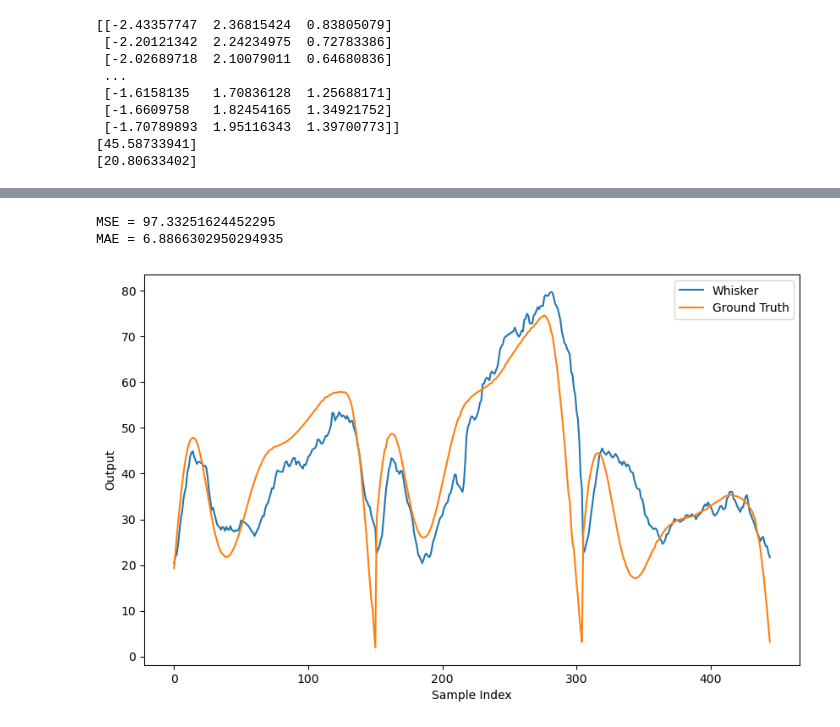
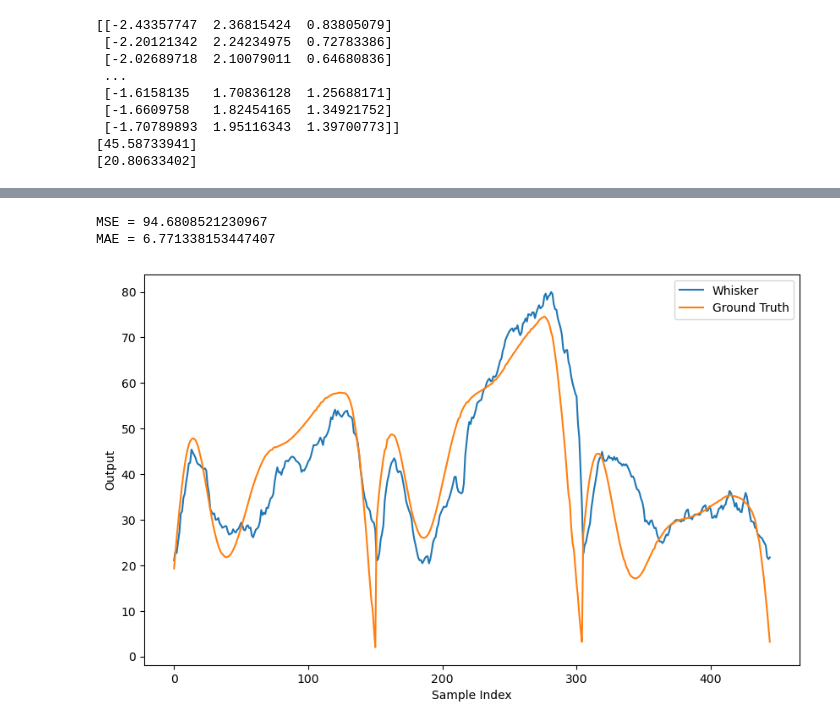
Before and after one commit to TacYee/autonomous-fly, a Jupyter notebook: Optitrack/dataanalyse/uncertainty_mlp_KF.ipynb, the cells around one changed output, grey strips where cells are left out. Drawn from its saved outputs; the diff is of its cells as text; code cells hidden in the pictures.

Commit message:
fix the error of initial state and uncertainty again

```diff
--- a/Optitrack/dataanalyse/uncertainty_mlp_KF.ipynb
+++ b/Optitrack/dataanalyse/uncertainty_mlp_KF.ipynb
@@ -157,8 +174,8 @@ from sklearn.metrics import mean_squared_error, mean_absolute_error
 
 def apply_kalman_filter(initial_state, test_pre):
     kf = KalmanFilter(initial_state, initial_covariance, process_noise, measurement_noise)
-    estimates = []
-    for z in test_pre:
+    estimates = [np.array([initial_state])]
+    for z in test_pre[1:]:
         kf.predict()
         kf.update(np.array([z]))
         estimates.append(kf.get_current_estimate())
@@ -175,8 +192,8 @@ test_pre1_3 = test_pre1[305:445]
 # 初始状态和噪声配置
 initial_states = [test_pre1_1[0], test_pre1_2[0], test_pre1_3[0]]
 initial_covariance = np.array([[5]])
-process_noise = np.array([[0.01]])
-measurement_noise = np.array([[0.5]])
+process_noise = np.array([[1]])
+measurement_noise = np.array([[1]])
 
 # 应用卡尔曼滤波
 test_kal1_1 = apply_kalman_filter(initial_states[0], test_pre1_1)
@@ -185,7 +202,6 @@ test_kal1_3 = apply_kalman_filter(initial_states[2], test_pre1_3)
 
 # 合并结果
 test_kal1 = test_kal1_1 + test_kal1_2 + test_kal1_3
-test_GT1_filtered = test_GT1_filtered_1 + test_GT1_filtered_2 + test_GT1_filtered_3
 
 # 计算损失
 MSE_loss = mean_squared_error(test_kal1, test_GT1_filtered)
@@ -197,7 +213,7 @@ print(f'MAE = {MAE_loss}')
 # 保存图像
 test_image_folder = 'MLP_KF_test_image_save_whisker1'
 os.makedirs(test_image_folder, exist_ok=True)
-test_image_output_file = f'{test_image_folder}/p_0.05_noise_1e-2_modelvarianceweight_1_whisker1_kf_certainnoise_5_0.1_0.5_1.png'
+test_image_output_file = f'{test_image_folder}/p_0.05_noise_1e-2_modelvarianceweight_1_whisker1_kf_certainnoise_5_0.5_0.5_1.png'
 
 plt.figure(figsize=(10, 6))
 plt.plot(test_kal1, label='Whisker')
@@ -213,13 +231,13 @@ TypeError: __init__() takes 4 positional arguments but 5 were given
 import numpy as np
 import os
 import matplotlib.pyplot as plt
-from KF import KalmanFilter
+from KF import KalmanFilterUA
 from sklearn.metrics import mean_squared_error, mean_absolute_error
 
 def apply_kalman_filter(initial_state, test_pre, uncertainties):
-    kf = KalmanFilter(initial_state, initial_covariance, process_noise)
-    estimates = []
-    for z, uncertainty in zip(test_pre, uncertainties):
+    kf = KalmanFilterUA(initial_state, initial_covariance, process_noise)
+    estimates = [np.array([initial_state])]
+    for z, uncertainty in zip(test_pre[1:], uncertainties[1:]):
         kf.predict()
         measurement_noise = np.array([[uncertainty]])  # 动态测量噪声
         kf.update(np.array([z]), measurement_noise)  # 传递动态噪声到更新步骤
@@ -242,39 +260,39 @@ test_uncertainty1_3 = test_uncertainty1[305:445]
 # 初始状态和噪声配置
 initial_states = [test_pre1_1[0], test_pre1_2[0], test_pre1_3[0]]
 initial_covariance = np.array([[5]])
-process_noise = np.array([[0.5]])
+process_noise = np.array([[1]])
 
 # 应用卡尔曼滤波
 test_kal1_1 = apply_kalman_filter(initial_states[0], test_pre1_1, test_uncertainty1_1)
 test_kal1_2 = apply_kalman_filter(initial_states[1], test_pre1_2, test_uncertainty1_2)
 test_kal1_3 = apply_kalman_filter(initial_states[2], test_pre1_3, test_uncertainty1_3)
 
 # 合并结果
 test_kal1 = test_kal1_1 + test_kal1_2 + test_kal1_3
 
 # 计算损失
 MSE_loss = mean_squared_error(test_kal1, test_GT1_filtered)
 MAE_loss = mean_absolute_error(test_kal1, test_GT1_filtered)
 
 print(f'MSE = {MSE_loss}')
 print(f'MAE = {MAE_loss}')
 
 # 保存图像
 test_image_folder = 'UA_MLP_KF_test_image_save_whisker1'
 os.makedirs(test_image_folder, exist_ok=True)
 test_image_output_file = f'{test_image_folder}/p_0.05_noise_1e-2_modelvarianceweight_1_whisker1_kf_certainnoise_5_0.1_0.5_1.png'
 
 plt.figure(figsize=(10, 6))
 plt.plot(test_kal1, label='Whisker')
 plt.plot(test_GT1_filtered, label='Ground Truth')
 plt.legend()
 plt.xlabel('Sample Index')
 plt.ylabel('Output')
 plt.savefig(test_image_output_file)
 # %% [output]
-MSE = 97.33251624452295
-MAE = 6.8866302950294935
+MSE = 94.6808521230967
+MAE = 6.771338153447407
-[figure, old version]
+[figure, new version]
 # %%
 #whisker2 uncertainty aware mlp
 from uncertainty import *
```
Also changed, not shown: parts of 5 cells of this notebook, 4 other files.
